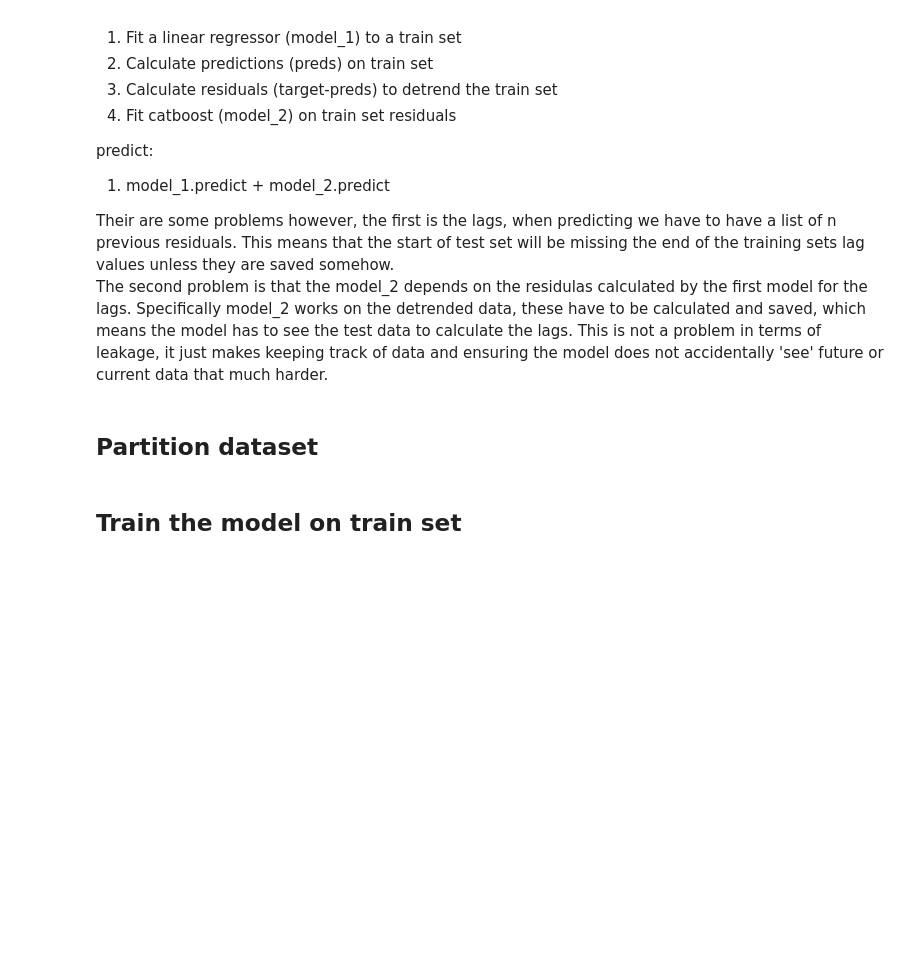
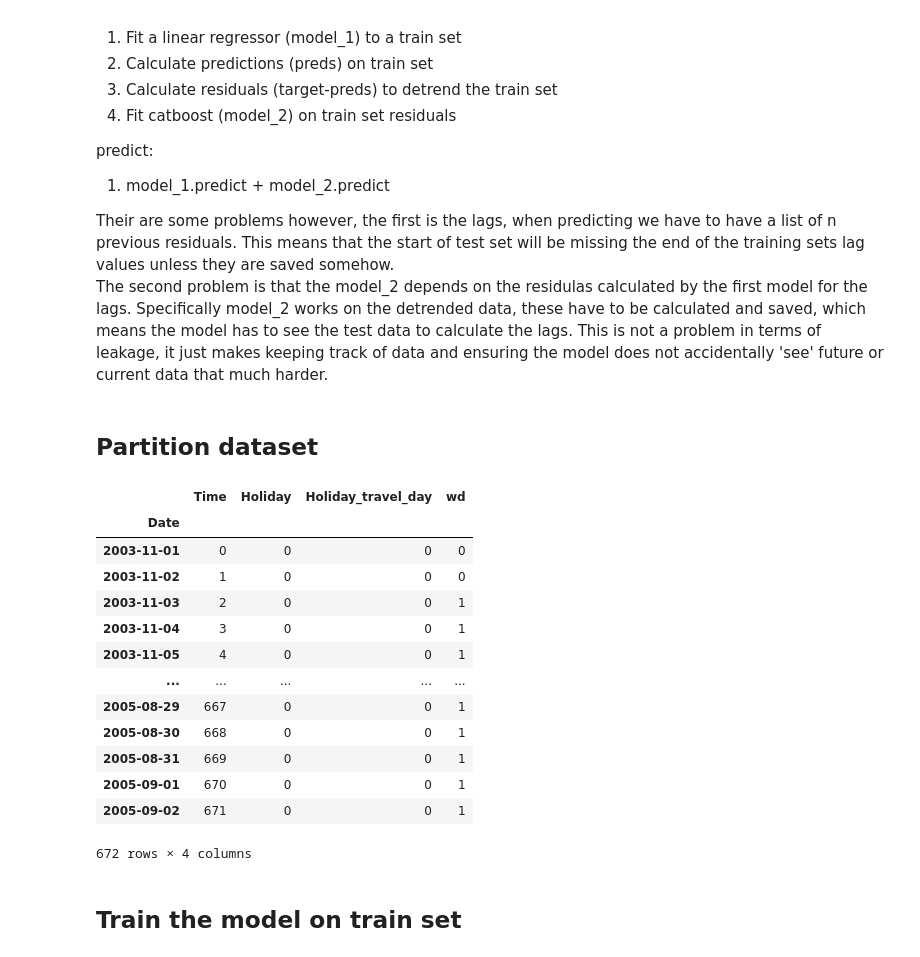
Before and after one commit to CNUClasses/DATA301_CODE, a Jupyter notebook: week_13/13_1_Hybrid_Model.ipynb, the cells around one changed output. Drawn from its saved outputs; the diff is of its cells as text; code cells hidden in the pictures; blank space fills up the shorter version.

```diff
--- a/week_13/13_1_Hybrid_Model.ipynb
+++ b/week_13/13_1_Hybrid_Model.ipynb
@@ -212,6 +277,23 @@ X_2=X_train
 # display(y)
 # display(X_1)
 # display(X_2)
+# %%
+X_2
+# %% [output]
+|  | Time | Holiday | Holiday_travel_day | wd |
+| Date |  |  |  |  |
+| 2003-11-01 | 0 | 0 | 0 | 0 |
+| 2003-11-02 | 1 | 0 | 0 | 0 |
+| 2003-11-03 | 2 | 0 | 0 | 1 |
+| 2003-11-04 | 3 | 0 | 0 | 1 |
+| 2003-11-05 | 4 | 0 | 0 | 1 |
+| ... | ... | ... | ... | ... |
+| 2005-08-29 | 667 | 0 | 0 | 1 |
+| 2005-08-30 | 668 | 0 | 0 | 1 |
+| 2005-08-31 | 669 | 0 | 0 | 1 |
+| 2005-09-01 | 670 | 0 | 0 | 1 |
+| 2005-09-02 | 671 | 0 | 0 | 1 |
+672 rows × 4 columns
 # %% [markdown]
 ## Train the model on train set
 # %%
```
Also changed, not shown: parts of 20 cells of this notebook, 2 other files.
